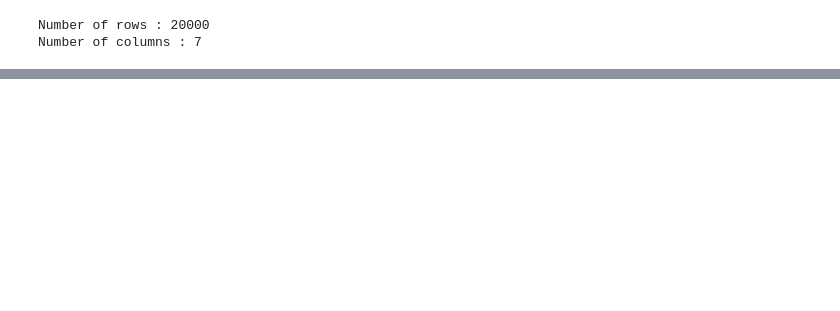
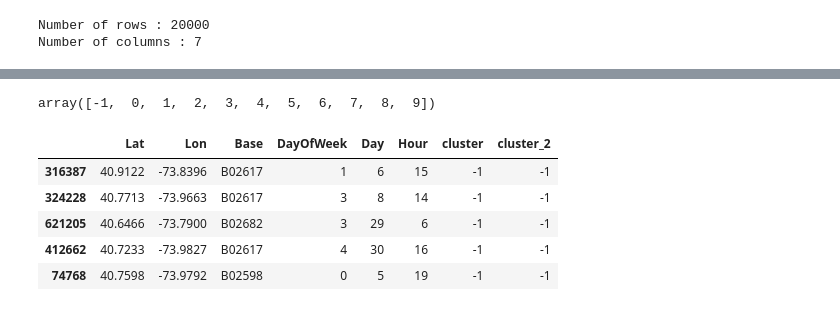
Before and after one commit to oceanezara/data-Unsupervised-Machine-Learning, a Jupyter notebook: uber_notebook.ipynb, the cells around one changed output, grey strips where cells are left out. Saved outputs shown, nothing was run; the diff lists cells and outputs as text; code cells hidden in the pictures; blank space fills up the shorter version.

Commit message:
test with DBSCAN done

```diff
--- a/uber_notebook.ipynb
+++ b/uber_notebook.ipynb
@@ -102,3 +102,8 @@ fig = px.scatter_mapbox(
 )
 
 fig.show()
+# %%
+# convert Base column to string
+
+data_sample= data_sample.astype({'Base':'string'})
+data_sample.dtypes
@@ -104,0 +118,22 @@ fig.show()
+# %%
+numeric_features = ["Lat", "Lon", "DayOfWeek"] # Positions des colonnes quantitatives dans X
+numeric_transformer = StandardScaler()
+
+# Création du transformer pour les variables catégorielles
+categorical_features = ["Base"] # Positions des colonnes catégorielles dans X
+categorical_transformer = OneHotEncoder(drop='first')
+
+# On combine les transformers dans un ColumnTransformer
+preprocessor = ColumnTransformer(
+    transformers=[
+        ('num', numeric_transformer, numeric_features),
+        ('cat', categorical_transformer, categorical_features)
+    ])
+
+# Preprocessings sur le dataset
+print("Preprocessing sur le train set...")
+print(data_sample.head())
+X = preprocessor.fit_transform(data_sample) # fit_transform !!
+print('...Terminé.')
+print(X[0:5, :])
+print()
@@ -104,0 +161,6 @@ fig.show()
+# %%
+from sklearn.cluster import DBSCAN
+
+db = DBSCAN(eps=0.2, min_samples=100, metric="manhattan")
+
+db.fit(X)
@@ -104,0 +175,3 @@ fig.show()
+# %%
+data_sample["cluster"] = db.labels_
+data_sample.head()
@@ -104,0 +259,14 @@ fig.show()
+# %%
+np.unique(db.labels_)
+# %% [output]
+array([-1,  0,  1,  2,  3,  4,  5,  6,  7,  8,  9])
+# %%
+data_sample["cluster_2"] = db.labels_
+data_sample.head()
+# %% [output]
+|  | Lat | Lon | Base | DayOfWeek | Day | Hour | cluster | cluster_2 |
+| 316387 | 40.9122 | -73.8396 | B02617 | 1 | 6 | 15 | -1 | -1 |
+| 324228 | 40.7713 | -73.9663 | B02617 | 3 | 8 | 14 | -1 | -1 |
+| 621205 | 40.6466 | -73.7900 | B02682 | 3 | 29 | 6 | -1 | -1 |
+| 412662 | 40.7233 | -73.9827 | B02617 | 4 | 30 | 16 | -1 | -1 |
+| 74768 | 40.7598 | -73.9792 | B02598 | 0 | 5 | 19 | -1 | -1 |
```
Also changed, not shown: parts of 14 cells of this notebook.
